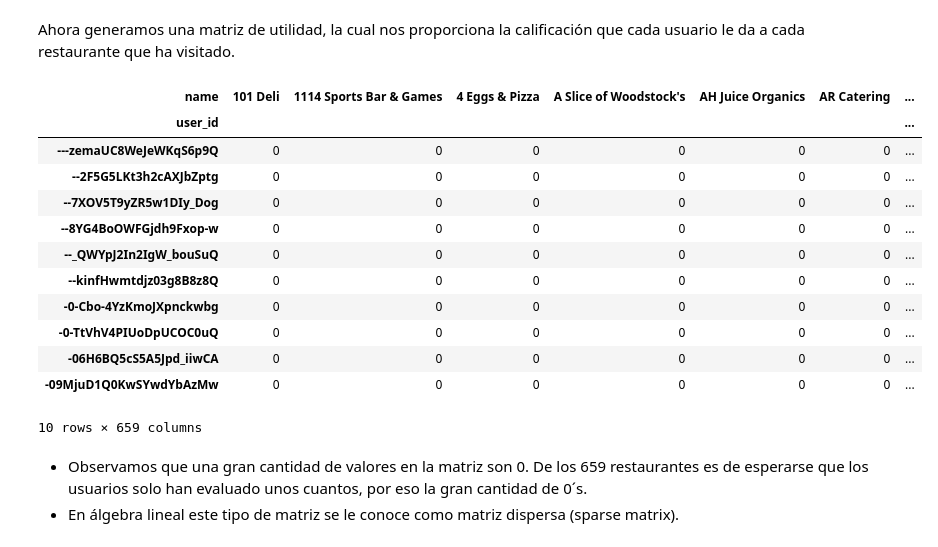
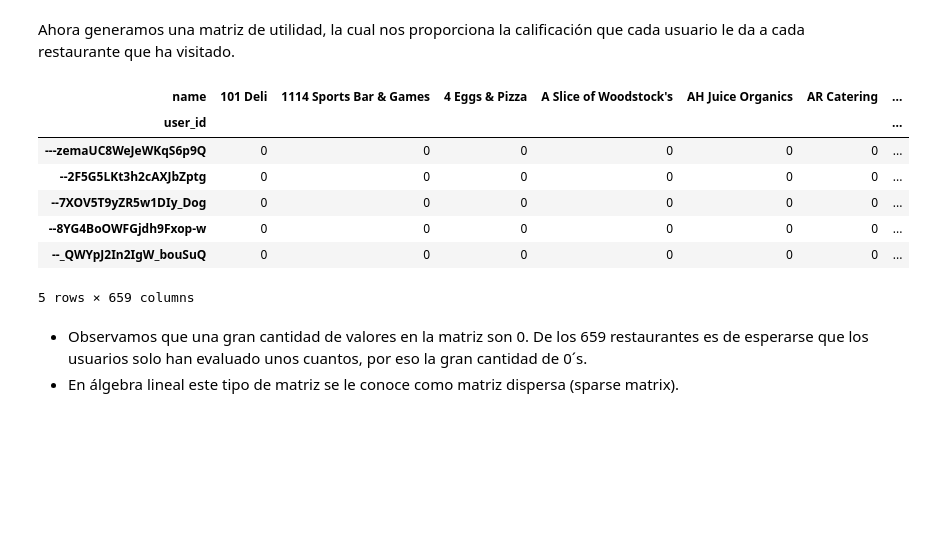
Before and after one commit to ivnlee/proyecto-portafolio, a Jupyter notebook: notebooks/recommender_model.ipynb, the cells around one changed output. Cells and saved outputs as stored; diff of their text form; code cells hidden in the pictures; blank space fills up the shorter version.

```diff
--- a/notebooks/recommender_model.ipynb
+++ b/notebooks/recommender_model.ipynb
@@ -49,22 +39,17 @@ Ahora generamos una matriz de utilidad, la cual nos proporciona la calificación
 # %%
 # Create a utility matrix
 UtlMtrx = df_recsys.pivot_table(values='stars', index='user_id', columns='name', fill_value=0)
 
-UtlMtrx.head(10)
+UtlMtrx.head()
 # %% [output]
 | name | 101 Deli | 1114 Sports Bar & Games | 4 Eggs & Pizza | A Slice of Woodstock's | AH Juice Organics | AR Catering | ... |
 | user_id |  |  |  |  |  |  | ... |
 | ---zemaUC8WeJeWKqS6p9Q | 0 | 0 | 0 | 0 | 0 | 0 | ... |
 | --2F5G5LKt3h2cAXJbZptg | 0 | 0 | 0 | 0 | 0 | 0 | ... |
 | --7XOV5T9yZR5w1DIy_Dog | 0 | 0 | 0 | 0 | 0 | 0 | ... |
 | --8YG4BoOWFGjdh9Fxop-w | 0 | 0 | 0 | 0 | 0 | 0 | ... |
 | --_QWYpJ2In2IgW_bouSuQ | 0 | 0 | 0 | 0 | 0 | 0 | ... |
-| --kinfHwmtdjz03g8B8z8Q | 0 | 0 | 0 | 0 | 0 | 0 | ... |
-| -0-Cbo-4YzKmoJXpnckwbg | 0 | 0 | 0 | 0 | 0 | 0 | ... |
-| -0-TtVhV4PIUoDpUCOC0uQ | 0 | 0 | 0 | 0 | 0 | 0 | ... |
-| -06H6BQ5cS5A5Jpd_iiwCA | 0 | 0 | 0 | 0 | 0 | 0 | ... |
-| -09MjuD1Q0KwSYwdYbAzMw | 0 | 0 | 0 | 0 | 0 | 0 | ... |
-10 rows × 659 columns
+5 rows × 659 columns
 # %% [markdown]
 - Observamos que una gran cantidad de valores en la matriz son 0. De los 659 restaurantes es de esperarse que los usuarios solo han evaluado unos cuantos, por eso la gran cantidad de 0´s.
 - En álgebra lineal este tipo de matriz se le conoce como matriz dispersa (sparse matrix).
```
Also changed, not shown: parts of 32 cells of this notebook.
